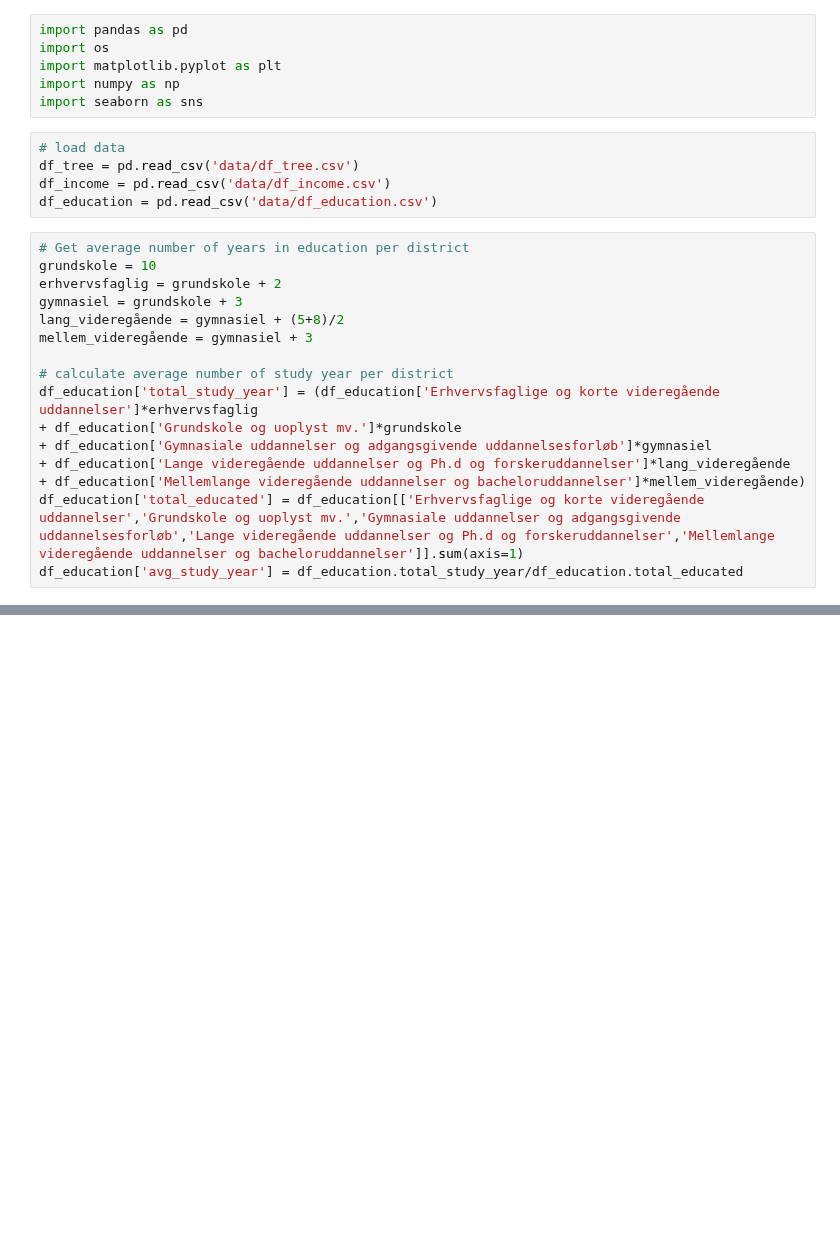
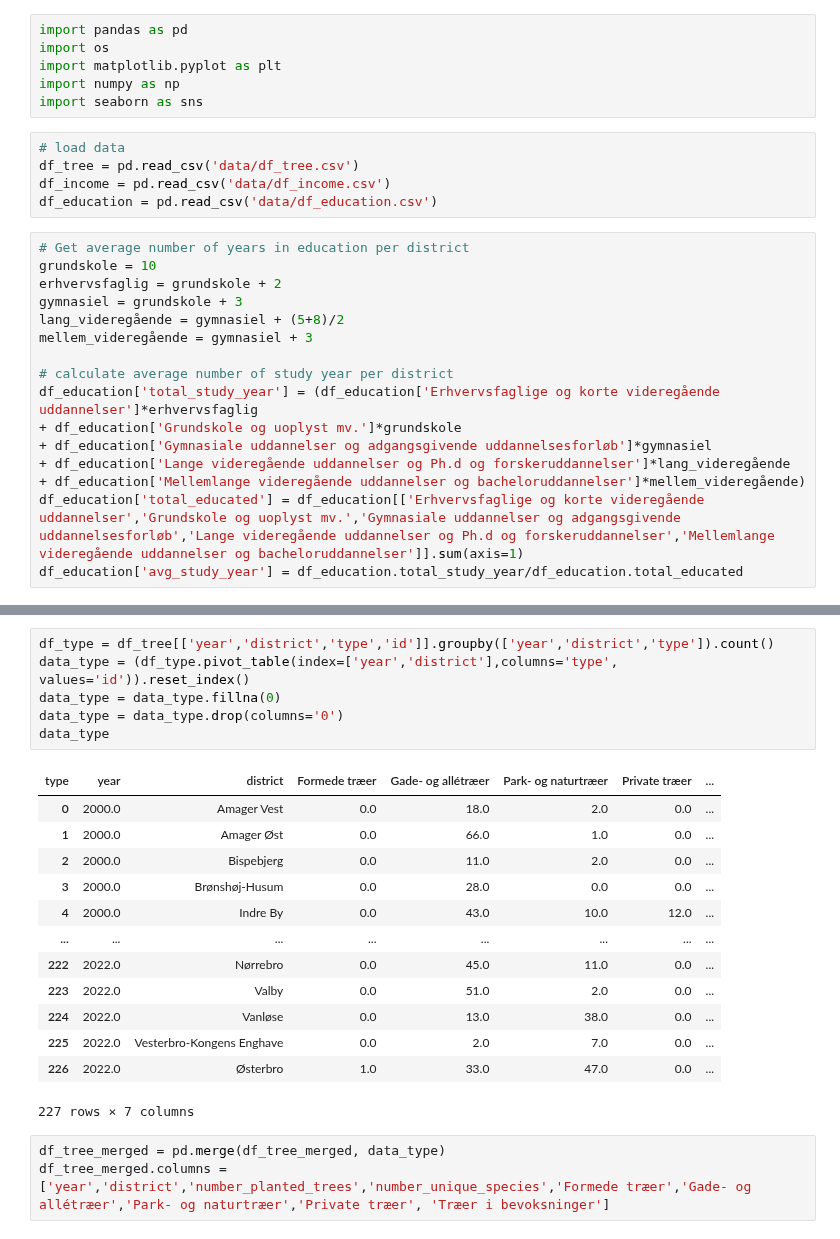
Before and after one commit to Ljoerring/Social-Data-Project, a Jupyter notebook: Exploratory_demo.ipynb, the cells around one changed output, grey strips where cells are left out. Drawn from its saved outputs; the diff is of its cells as text; blank space fills up the shorter version.

```diff
--- a/Exploratory_demo.ipynb
+++ b/Exploratory_demo.ipynb
@@ -50,0 +48,23 @@ plt.show()
+# %%
+df_type = df_tree[['year','district','type','id']].groupby(['year','district','type']).count()
+data_type = (df_type.pivot_table(index=['year','district'],columns='type', values='id')).reset_index()
+data_type = data_type.fillna(0)
+data_type = data_type.drop(columns='0')
+data_type
+# %% [output]
+| type | year | district | Formede træer | Gade- og allétræer | Park- og naturtræer | Private træer | ... |
+| 0 | 2000.0 | Amager Vest | 0.0 | 18.0 | 2.0 | 0.0 | ... |
+| 1 | 2000.0 | Amager Øst | 0.0 | 66.0 | 1.0 | 0.0 | ... |
+| 2 | 2000.0 | Bispebjerg | 0.0 | 11.0 | 2.0 | 0.0 | ... |
+| 3 | 2000.0 | Brønshøj-Husum | 0.0 | 28.0 | 0.0 | 0.0 | ... |
+| 4 | 2000.0 | Indre By | 0.0 | 43.0 | 10.0 | 12.0 | ... |
+| ... | ... | ... | ... | ... | ... | ... | ... |
+| 222 | 2022.0 | Nørrebro | 0.0 | 45.0 | 11.0 | 0.0 | ... |
+| 223 | 2022.0 | Valby | 0.0 | 51.0 | 2.0 | 0.0 | ... |
+| 224 | 2022.0 | Vanløse | 0.0 | 13.0 | 38.0 | 0.0 | ... |
+| 225 | 2022.0 | Vesterbro-Kongens Enghave | 0.0 | 2.0 | 7.0 | 0.0 | ... |
+| 226 | 2022.0 | Østerbro | 1.0 | 33.0 | 47.0 | 0.0 | ... |
+227 rows × 7 columns
+# %%
+df_tree_merged = pd.merge(df_tree_merged, data_type)
+df_tree_merged.columns = ['year','district','number_planted_trees','number_unique_species','Formede træer','Gade- og allétræer','Park- og naturtræer','Private træer', 'Træer i bevoksninger']
```
Also changed, not shown: parts of 4 cells of this notebook.
